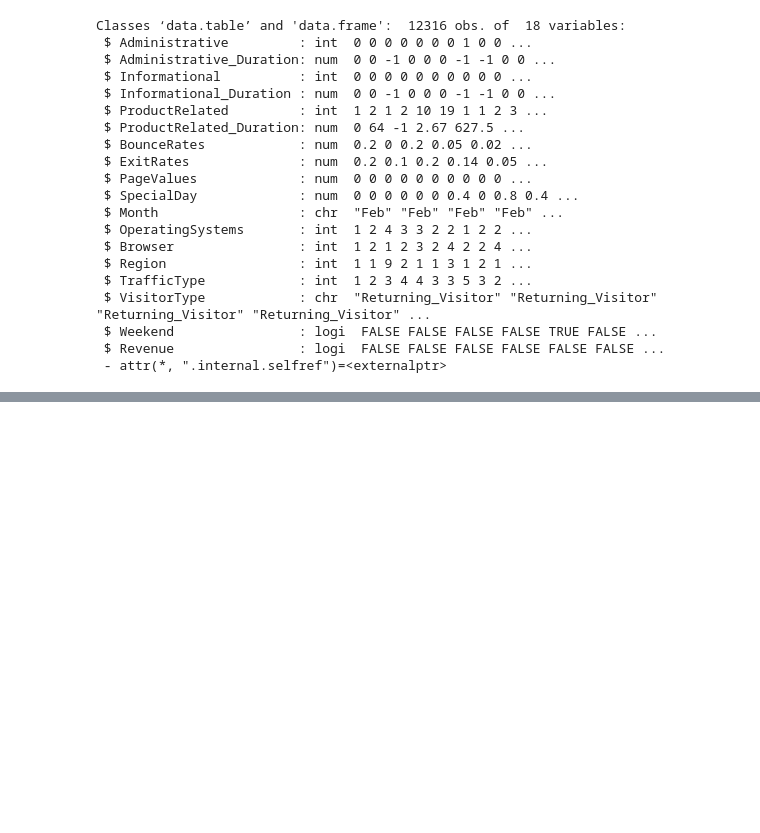
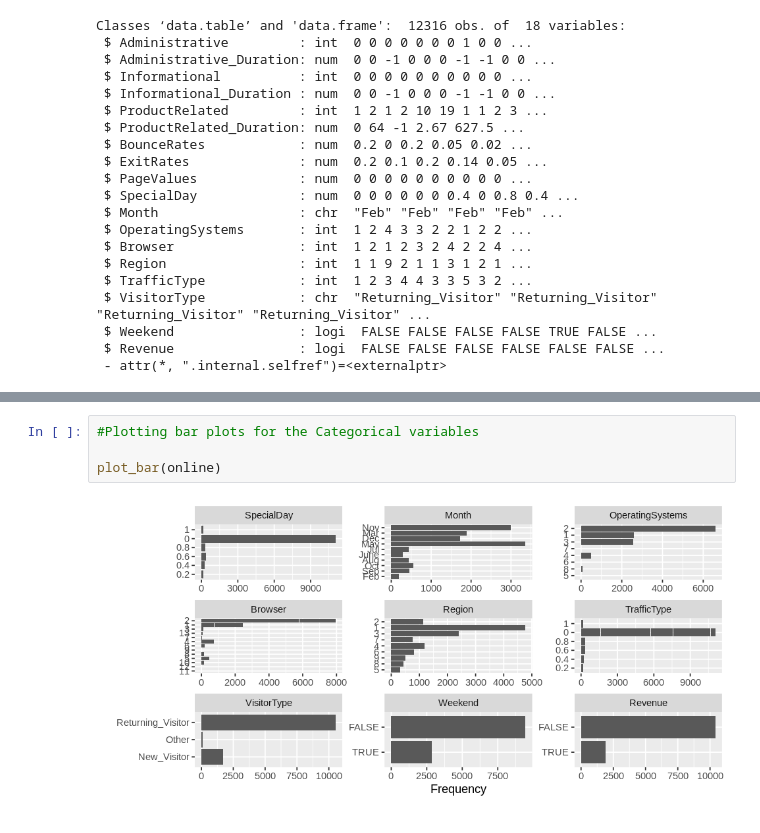
Before and after one commit to Nzaya/Online-Shoppers, a Jupyter notebook: Online_in_R.ipynb, the cells around one changed output, grey strips where cells are left out. Drawn from its saved outputs; the diff is of its cells as text; blank space fills up the shorter version.

```diff
--- a/Online_in_R.ipynb
+++ b/Online_in_R.ipynb
@@ -197,0 +307,6 @@ ggplot(aes(x= Month, y= Informational_Duration)) + geom_line() + geom_smooth(met
+# %%
+#Plotting bar plots for the Categorical variables
+
+plot_bar(online)
+# %% [output]
+[figure, added]
```
Also changed, not shown: parts of 57 cells of this notebook.
